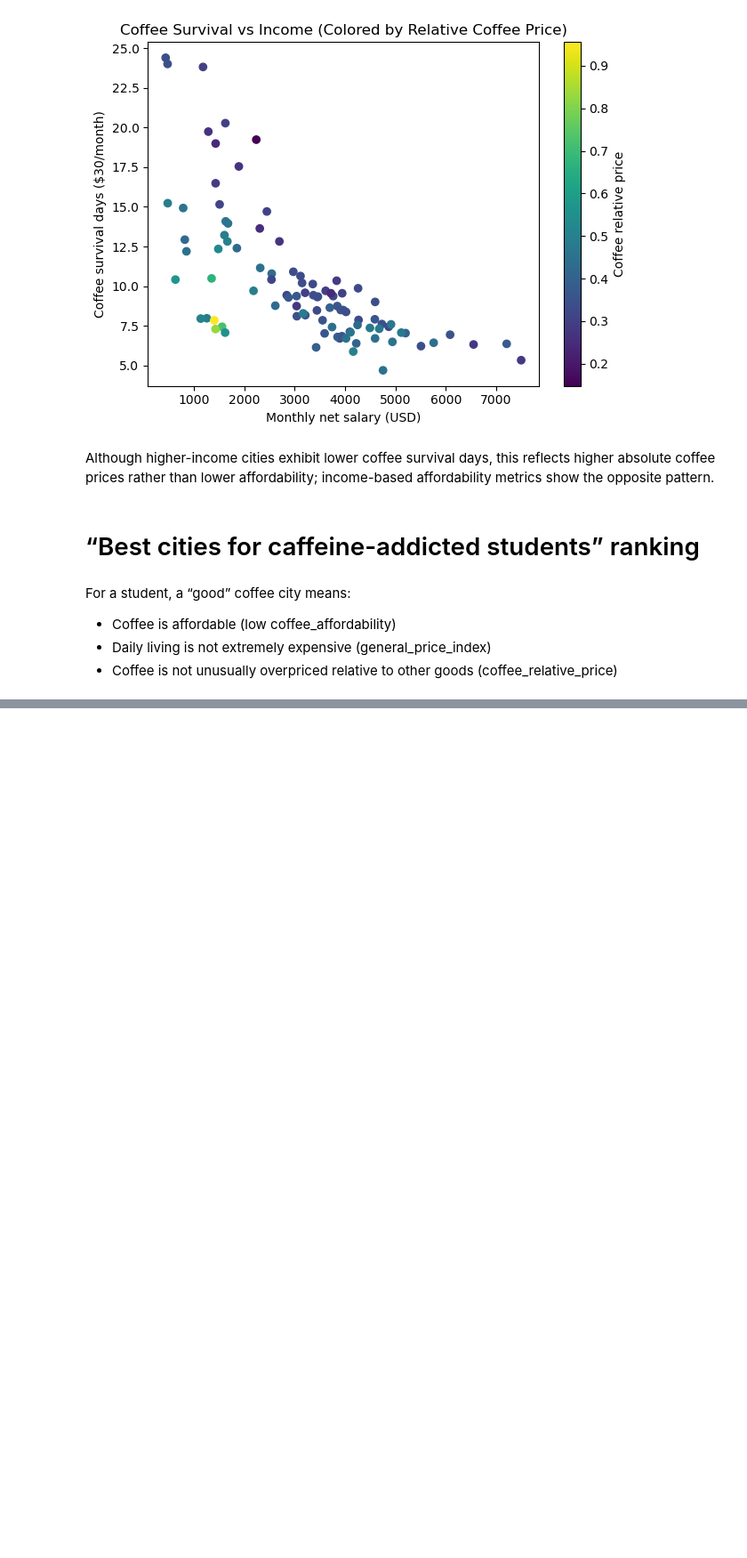
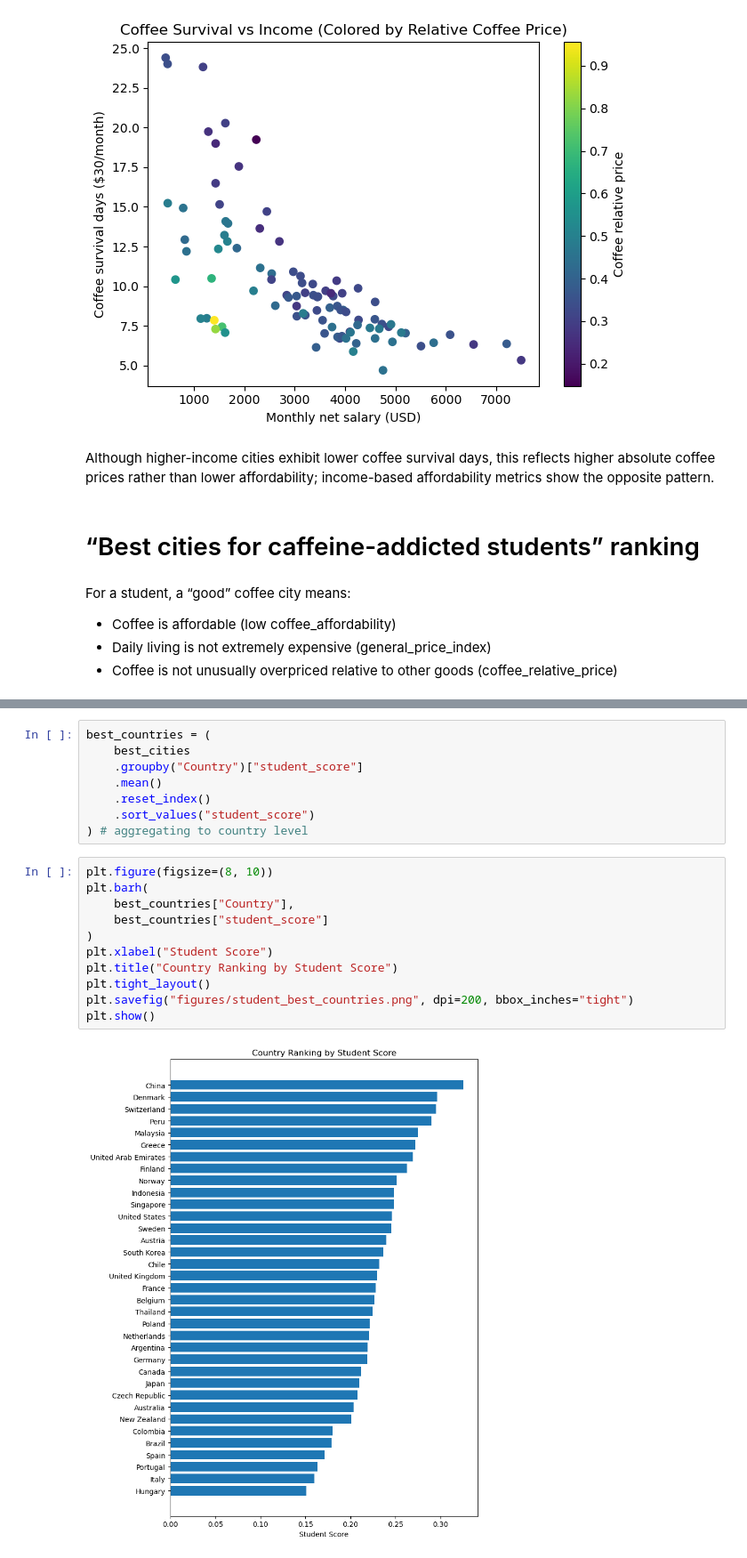
Before and after one commit to luckakovy/Global-Analysis-of-Coffee-Affordability-Best-Cities-for-Boke-Caffeine-Addicted-Students, a Jupyter notebook: analysis.ipynb, the cells around one changed output, grey strips where cells are left out. Shown at 89% size. Saved outputs shown, nothing was run; the diff lists cells and outputs as text; blank space fills up the shorter version.

```diff
--- a/analysis.ipynb
+++ b/analysis.ipynb
@@ -714,0 +729,21 @@ best_cities.head(10) # top 10 best cities for coffee-loving students
+# %%
+best_countries = (
+    best_cities
+    .groupby("Country")["student_score"]
+    .mean()
+    .reset_index()
+    .sort_values("student_score")
+) # aggregating to country level
+# %%
+plt.figure(figsize=(8, 10))
+plt.barh(
+    best_countries["Country"],
+    best_countries["student_score"]
+)
+plt.xlabel("Student Score")
+plt.title("Country Ranking by Student Score")
+plt.tight_layout()
+plt.savefig("figures/student_best_countries.png", dpi=200, bbox_inches="tight")
+plt.show()
+# %% [output]
+[figure, added]
```
Also changed, not shown: parts of 4 cells of this notebook, 3 other files.
